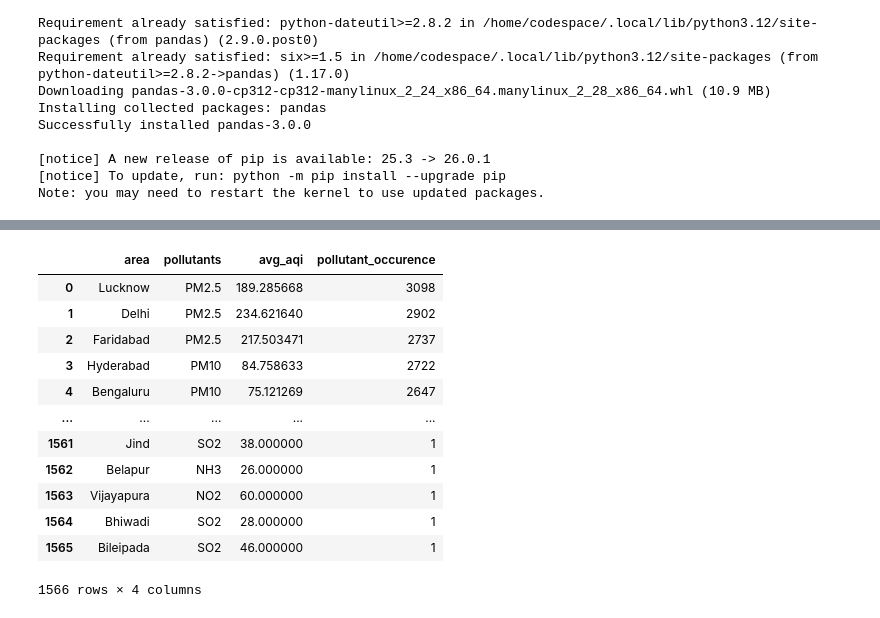
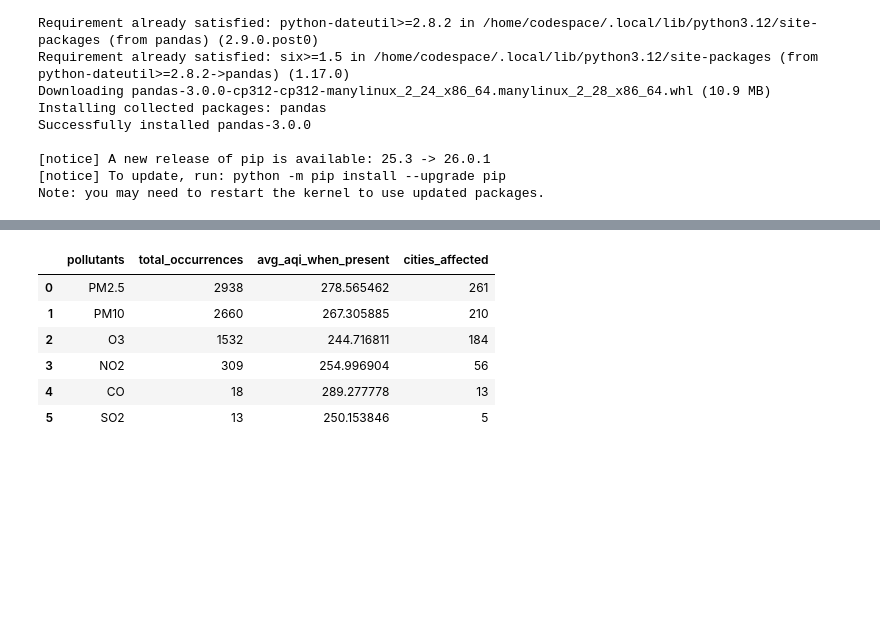
Before and after one commit to Joyan9/Product-Market-Fit-Analysis---Case-Study, a Jupyter notebook: SQL_Questions/Exploratory_Analysis.ipynb, the cells around one changed output, grey strips where cells are left out. Saved outputs shown, nothing was run; the diff lists cells and outputs as text; code cells hidden in the pictures; blank space fills up the shorter version.

```diff
--- a/SQL_Questions/Exploratory_Analysis.ipynb
+++ b/SQL_Questions/Exploratory_Analysis.ipynb
@@ -38,39 +21,43 @@ conn.execute("SELECT * FROM air_purifier_search_trend LIMIT 5").fetchdf()
 # %%
 # Which pollutants appear most frequently as "prominent pollutants"?
 
 conn.execute("""
 WITH pollutants_unnested AS (
 SELECT
     date,
     state,
     area,
     air_quality_status,
     aqi_value,
     UNNEST(STRING_SPLIT(prominent_pollutants, ',')) AS pollutants
 FROM air_quality
 )
 
+/*
 SELECT
-    area,
     pollutants,
     AVG(aqi_value) AS avg_aqi,
     COUNT(DISTINCT date) AS pollutant_occurence
 FROM pollutants_unnested
-GROUP BY area, pollutants
+GROUP BY pollutants
 ORDER BY pollutant_occurence DESC
+*/
 
+SELECT
+    pollutants,
+    COUNT(DISTINCT date) AS total_occurrences,
+    AVG(aqi_value) AS avg_aqi_when_present,
+    COUNT(DISTINCT area) AS cities_affected
+FROM pollutants_unnested
+WHERE air_quality_status IN ('Poor', 'Very Poor', 'Severe')
+GROUP BY pollutants
+ORDER BY total_occurrences DESC
 """).fetch_df()
 # %% [output]
-|  | area | pollutants | avg_aqi | pollutant_occurence |
-| 0 | Lucknow | PM2.5 | 189.285668 | 3098 |
-| 1 | Delhi | PM2.5 | 234.621640 | 2902 |
-| 2 | Faridabad | PM2.5 | 217.503471 | 2737 |
-| 3 | Hyderabad | PM10 | 84.758633 | 2722 |
-| 4 | Bengaluru | PM10 | 75.121269 | 2647 |
-| ... | ... | ... | ... | ... |
-| 1561 | Jind | SO2 | 38.000000 | 1 |
-| 1562 | Belapur | NH3 | 26.000000 | 1 |
-| 1563 | Vijayapura | NO2 | 60.000000 | 1 |
-| 1564 | Bhiwadi | SO2 | 28.000000 | 1 |
-| 1565 | Bileipada | SO2 | 46.000000 | 1 |
+|  | pollutants | total_occurrences | avg_aqi_when_present | cities_affected |
+| 0 | PM2.5 | 2938 | 278.565462 | 261 |
+| 1 | PM10 | 2660 | 267.305885 | 210 |
+| 2 | O3 | 1532 | 244.716811 | 184 |
+| 3 | NO2 | 309 | 254.996904 | 56 |
+| 4 | CO | 18 | 289.277778 | 13 |
+| 5 | SO2 | 13 | 250.153846 | 5 |
-1566 rows × 4 columns
```
Also changed, not shown: parts of 11 cells of this notebook, 1 other file.
